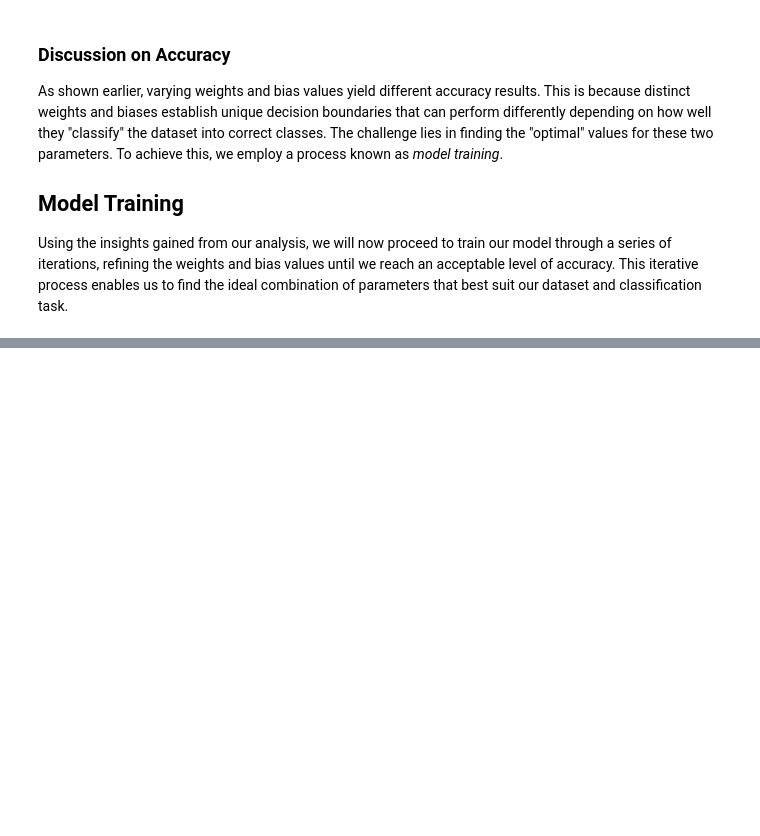
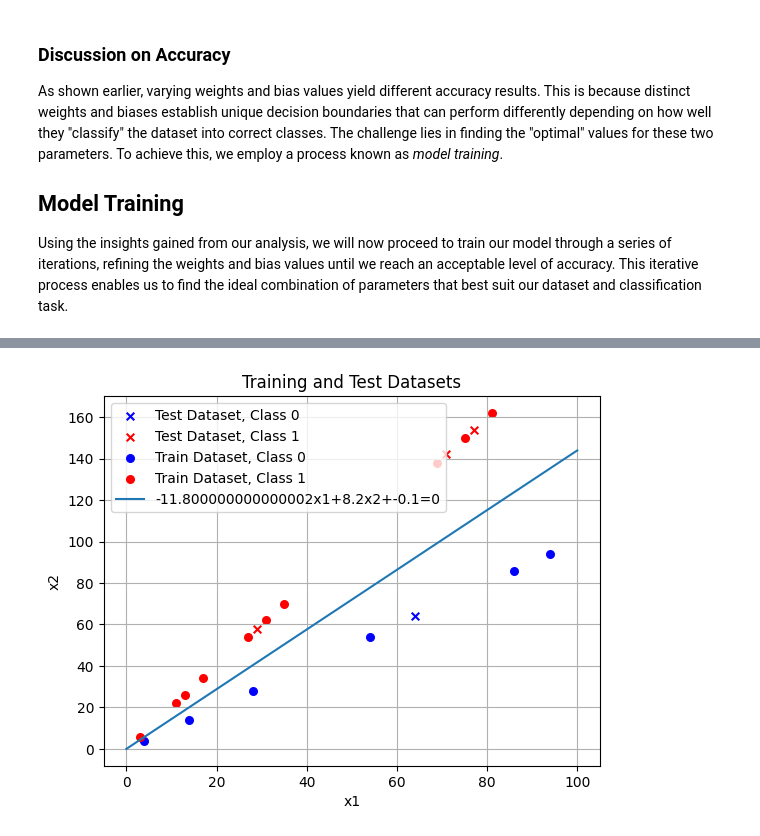
Before and after one commit to mihainadas/notebooks, a Jupyter notebook: perceptron/perceptron.ipynb, the cells around one changed output, grey strips where cells are left out. Cells and saved outputs as stored; diff of their text form; code cells hidden in the pictures; blank space fills up the shorter version.

```diff
--- a/perceptron/perceptron.ipynb
+++ b/perceptron/perceptron.ipynb
@@ -227,30 +227,34 @@ learning_rate = 0.1
 num_epochs = 100
 
 # Create a DataFrame to store the details of the epochs
-epoch_details = pd.DataFrame(columns=["epoch", "x1", "x2", "y", "z", "y_hat", "w1", "w2", "c"])
+epoch_details = pd.DataFrame(columns=["epoch", "x1", "x2", "y", "z", "y_hat", "w1", "w2", "c", "err"])
 
 # Let's now start the training loop
 for epoch in range(num_epochs):
     print(f"Epoch {epoch+1}")
+    error = 0
     for x1, x2, y in dataset_train:
         z = zx(x1, x2, w1, w2, c)
         y_hat = 1 if z >= 0 else 0
+        if y != y_hat:
+            error += 1 # Count the number of errors
         w1 += learning_rate * (y - y_hat) * x1
         w2 += learning_rate * (y - y_hat) * x2
         c += learning_rate * (y - y_hat)
         print(f"  x1={x1}, x2={x2}, y={y}, z={z:.2f}, y_hat={y_hat}, w1={w1:.2f}, w2={w2:.2f}, c={c:.2f}")
         # Append the details to the DataFrame
-        epoch_details = epoch_details.concat({
-            "epoch": epoch + 1,
-            "x1": x1,
-            "x2": x2,
-            "y": y,
-            "z": z,
-            "y_hat": y_hat,
-            "w1": w1,
-            "w2": w2,
-            "c": c
-        }, ignore_index=True)
+    epoch_details = pd.concat([epoch_details, pd.DataFrame([{
+        "epoch": epoch + 1,
+        "x1": x1,
+        "x2": x2,
+        "y": y,
+        "z": z,
+        "y_hat": y_hat,
+        "w1": w1,
+        "w2": w2,
+        "c": c,
+        "err": error
+    }])])
 
 # Display the DataFrame
 epoch_details.head()
@@ -260,0 +293,4 @@ AttributeError: 'DataFrame' object has no attribute 'append'
+# %%
+plot_datasets_and_zx(w1, w2, c)
+# %% [output]
+[figure, added]
```
Also changed, not shown: parts of 5 cells of this notebook, 11 other files.
